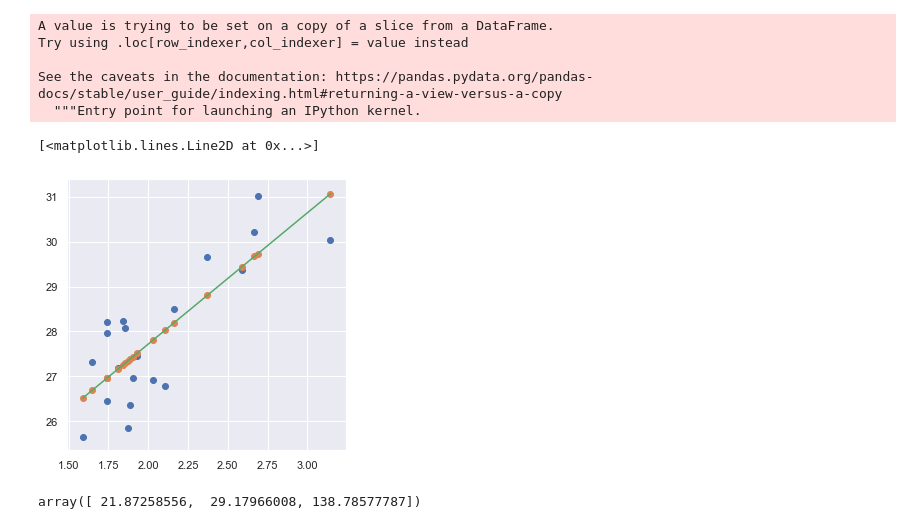
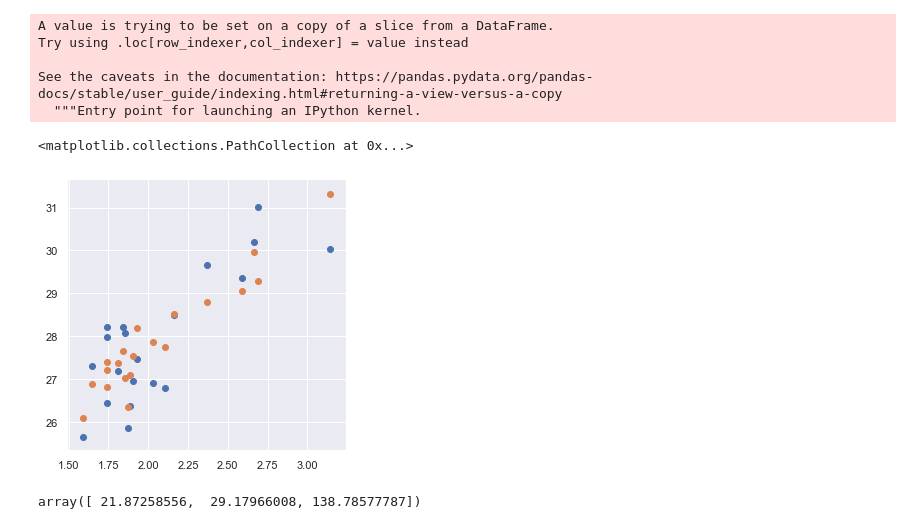
Before and after one commit to kasparvonbeelen/ghi_python, a Jupyter notebook: 10 - Modelling Linear Regression and GLMs.ipynb, the cells around one changed output. Saved outputs shown, nothing was run; the diff lists cells and outputs as text; code cells hidden in the pictures.

```diff
--- a/10 - Modelling Linear Regression and GLMs.ipynb
+++ b/10 - Modelling Linear Regression and GLMs.ipynb
@@ -49,7 +38,6 @@ Before we turn to the actual analysis, let's discuss some common data wrangling
 # %% [markdown]
 First we create a new dataframe the records the mean age and number of observiations for each district.
 # %%
-df = pd.read_csv('data/icem/EW01_london_sample.csv',index_col=0)
-df = df.sample(frac=.5, random_state=0).reset_index()
+df = pd.read_csv('data/icem/EW01_london_subsample.csv',index_col=0)
 df.head()
 # %% [output]
@@ -85,5 +50,5 @@ df_sel
 # %%
-age_by_dist = df.groupby(['RegDist']).agg({'Age':'mean','index':'count'})
+age_by_dist = df.groupby(['RegDist']).agg({'Age':'mean','Sex':'count'})
 # %%
 age_by_dist
 # %% [output]
@@ -451,6 +574,7 @@ ax.plot(data_merged['rvc_log'], 25.216130 + (data_merged['rvc_log']*1.219462) ,
 # %%
 Y = wo_outliers['Age']
-X = wo_outliers['rvc_log']
+x = wo_outliers['rvc_log']
+X = np.column_stack((x, np.log(wo_outliers['index'])))
 X = sm.add_constant(X)
 model = sm.OLS(Y,X)
 results = model.fit()
@@ -492,7 +617,7 @@ ax.plot(wo_outliers['rvc_log'], results.params['const'] + (wo_outliers['rvc_log'
 [<matplotlib.lines.Line2D at 0x...>]
 [figure]
 # %%
-wo_outliers['predictions'] = results.predict(X.values)
+wo_outliers['predictions'] = results.predict(X)
 # %% [output]
 A value is trying to be set on a copy of a slice from a DataFrame.
 Try using .loc[row_indexer,col_indexer] = value instead
@@ -502,13 +627,13 @@ See the caveats in the documentation: https://pandas.pydata.org/pandas-docs/stab
 # %%
 import matplotlib.pyplot as plt
 fig, ax = plt.subplots(figsize=(5, 5))
 ax.scatter('rvc_log', 'Age',data=wo_outliers)
 ax.scatter('rvc_log', 'predictions',data=wo_outliers)
-ax.plot(wo_outliers['rvc_log'], results.params['const'] + (wo_outliers['rvc_log']*results.params['rvc_log']) , '-g')
+#ax.plot(wo_outliers['rvc_log'], results.params['const'] + (wo_outliers['rvc_log']*results.params['rvc_log']) , '-g')
 #ax.avline(x = df_wh_F['Age'].mean() - df_wh_M['Age'].mean(), color='black', lw=2)
 # %% [output]
-[<matplotlib.lines.Line2D at 0x...>]
+<matplotlib.collections.PathCollection at 0x...>
-[figure, old version]
+[figure, new version]
 # %%
 results.predict([[1.0,0],[1.0,2.5],[1.0,40]])
 # %% [output]
```
Also changed, not shown: parts of 74 cells of this notebook.
